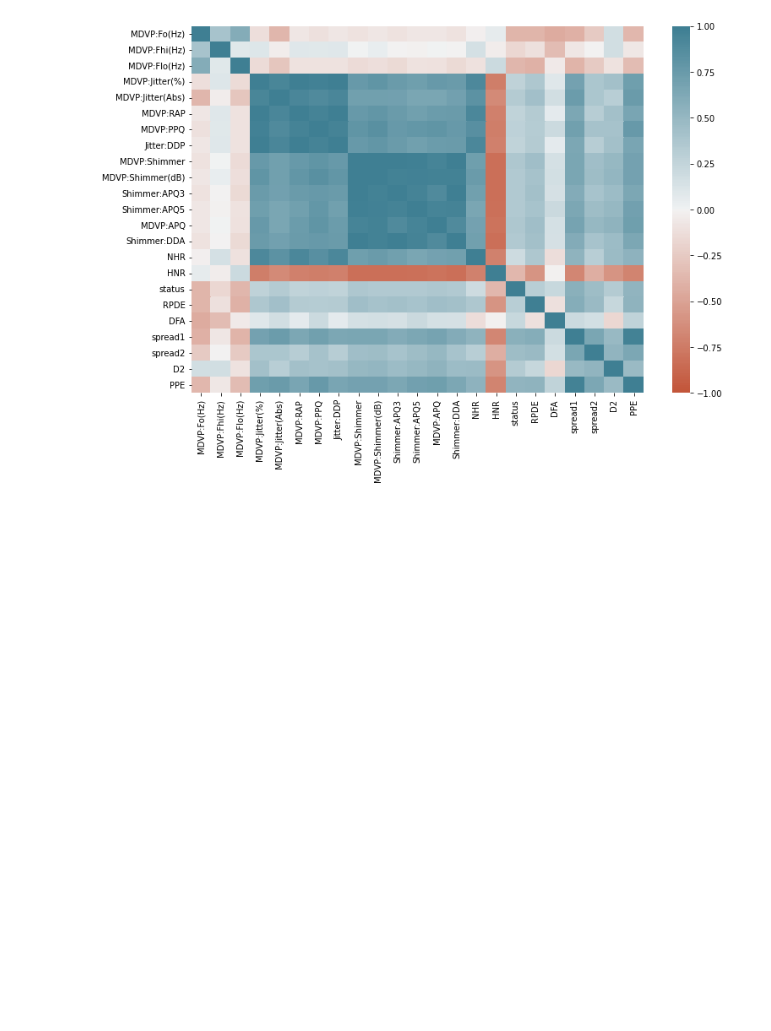
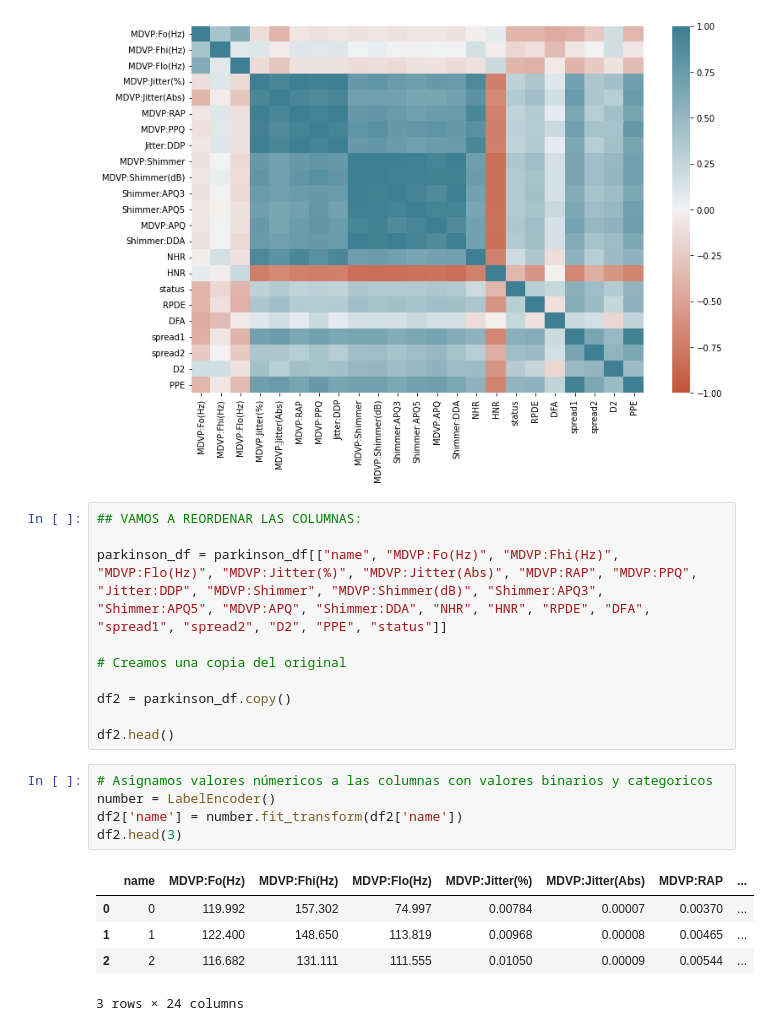
Before and after one commit to nilradi/DS-Projects, a Jupyter notebook: P3_Parkinson_Prediction.ipynb, the cells around one changed output. Cells and saved outputs as stored; diff of their text form; blank space fills up the shorter version.

```diff
--- a/P3_Parkinson_Prediction.ipynb
+++ b/P3_Parkinson_Prediction.ipynb
@@ -130,3 +130,24 @@ fig, ax = plt.subplots(figsize=(12,8))
 ax = sns.heatmap(corr, vmin = -1, vmax = 1, center = 0, cmap = sns.diverging_palette(20,220, n=220))
 # %% [output]
 [figure]
+# %%
+## VAMOS A REORDENAR LAS COLUMNAS:
+
+parkinson_df = parkinson_df[["name", "MDVP:Fo(Hz)", "MDVP:Fhi(Hz)", "MDVP:Flo(Hz)", "MDVP:Jitter(%)", "MDVP:Jitter(Abs)", "MDVP:RAP", "MDVP:PPQ", "Jitter:DDP", "MDVP:Shimmer", "MDVP:Shimmer(dB)", "Shimmer:APQ3", "Shimmer:APQ5", "MDVP:APQ", "Shimmer:DDA", "NHR", "HNR", "RPDE", "DFA", "spread1", "spread2", "D2", "PPE", "status"]]
+
+# Creamos una copia del original
+
+df2 = parkinson_df.copy()
+
+df2.head()
+# %%
+# Asignamos valores númericos a las columnas con valores binarios y categoricos
+number = LabelEncoder()
+df2['name'] = number.fit_transform(df2['name'])
+df2.head(3)
+# %% [output]
+|  | name | MDVP:Fo(Hz) | MDVP:Fhi(Hz) | MDVP:Flo(Hz) | MDVP:Jitter(%) | MDVP:Jitter(Abs) | MDVP:RAP | ... |
+| 0 | 0 | 119.992 | 157.302 | 74.997 | 0.00784 | 0.00007 | 0.00370 | ... |
+| 1 | 1 | 122.400 | 148.650 | 113.819 | 0.00968 | 0.00008 | 0.00465 | ... |
+| 2 | 2 | 116.682 | 131.111 | 111.555 | 0.01050 | 0.00009 | 0.00544 | ... |
+3 rows × 24 columns
```
